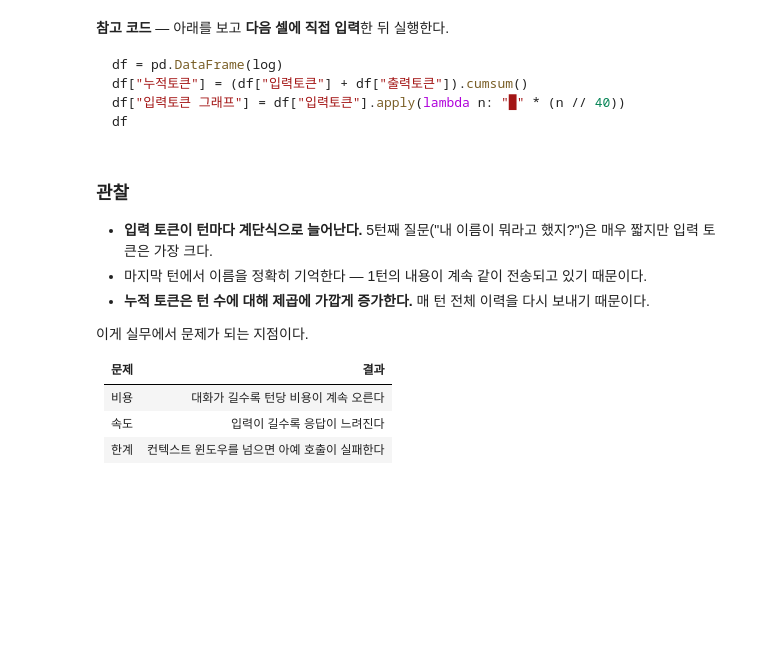
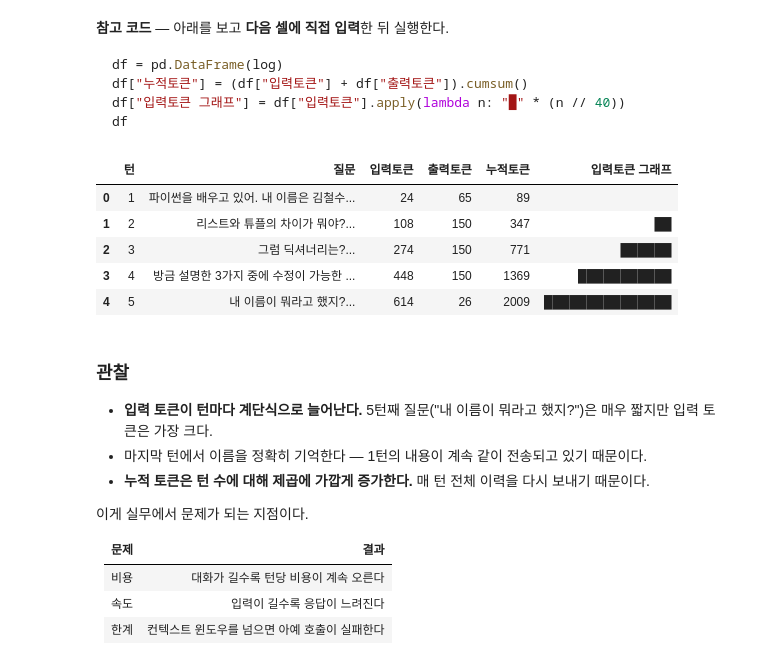
Before and after one commit to Kyeongrak-Choi/AI-Orchestration-Lab, a Jupyter notebook: 2026-aio2_llm-api/notebooks/04_single_vs_multiturn.ipynb, the cells around one changed output. Drawn from its saved outputs; the diff is of its cells as text; code cells hidden in the pictures; blank space fills up the shorter version.

```diff
--- a/2026-aio2_llm-api/notebooks/04_single_vs_multiturn.ipynb
+++ b/2026-aio2_llm-api/notebooks/04_single_vs_multiturn.ipynb
@@ -128,0 +148,33 @@ for turn, q in enumerate(questions, start=1):
+# %%
+# TODO: 위 참고 코드를 직접 입력하고 실행한다
+#       확인: 턴이 늘수록 입력 토큰이 커지는지 본다
+
+history = []
+log = []
+
+questions = [
+    "파이썬을 배우고 있어. 내 이름은 김철수야.",
+    "리스트와 튜플의 차이가 뭐야?",
+    "그럼 딕셔너리는?",
+    "방금 설명한 3가지 중에 수정이 가능한 건 뭐야?",
+    "내 이름이 뭐라고 했지?",
+]
+
+for turn, q in enumerate(questions, start=1):
+    history.append({"role": "user", "content": q})
+
+    r = oa.responses.create(
+        model=OA_MODEL,
+        input=history,
+        max_output_tokens=150,
+    )
+    answer = r.output_text.strip()
+    history.append({"role": "assistant", "content": answer})
+
+    log.append({
+        "턴": turn,
+        "질문": q[:22] + "...",
+        "입력토큰": r.usage.input_tokens,
+        "출력토큰": r.usage.output_tokens,
+    })
+    print(f"[{turn}턴] {answer[:70]}...")
@@ -138,6 +200,18 @@ df
 # %%
 # TODO: 위 참고 코드를 직접 입력하고 실행한다
 #       확인: 입력토큰 그래프가 계단식으로 길어지는지 본다
+
+df = pd.DataFrame(log)
+df["누적토큰"] = (df["입력토큰"] + df["출력토큰"]).cumsum()
+df["입력토큰 그래프"] = df["입력토큰"].apply(lambda n: "█" * (n // 40))
+df
+# %% [output]
+|  | 턴 | 질문 | 입력토큰 | 출력토큰 | 누적토큰 | 입력토큰 그래프 |
+| 0 | 1 | 파이썬을 배우고 있어. 내 이름은 김철수... | 24 | 65 | 89 |  |
+| 1 | 2 | 리스트와 튜플의 차이가 뭐야?... | 108 | 150 | 347 | ██ |
+| 2 | 3 | 그럼 딕셔너리는?... | 274 | 150 | 771 | ██████ |
+| 3 | 4 | 방금 설명한 3가지 중에 수정이 가능한 ... | 448 | 150 | 1369 | ███████████ |
+| 4 | 5 | 내 이름이 뭐라고 했지?... | 614 | 26 | 2009 | ███████████████ |
 # %% [markdown]
 ### 관찰
 
```
Also changed, not shown: parts of 6 cells of this notebook, 2 other files.
